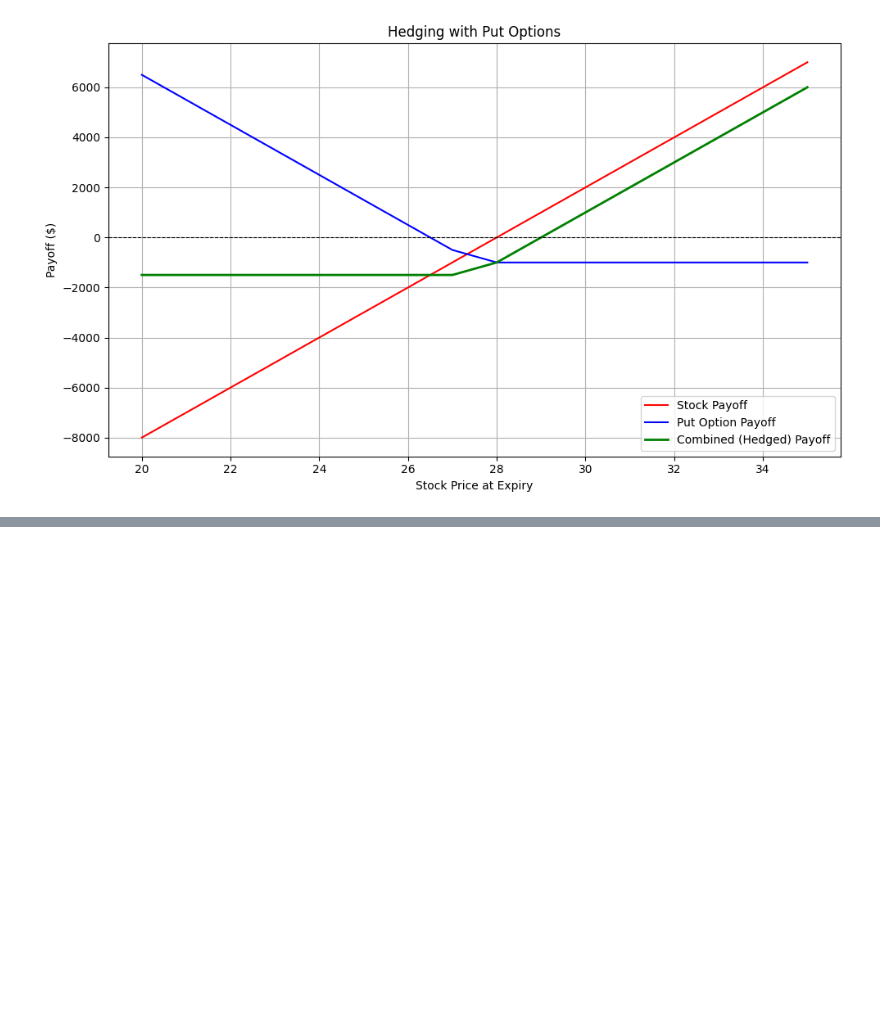
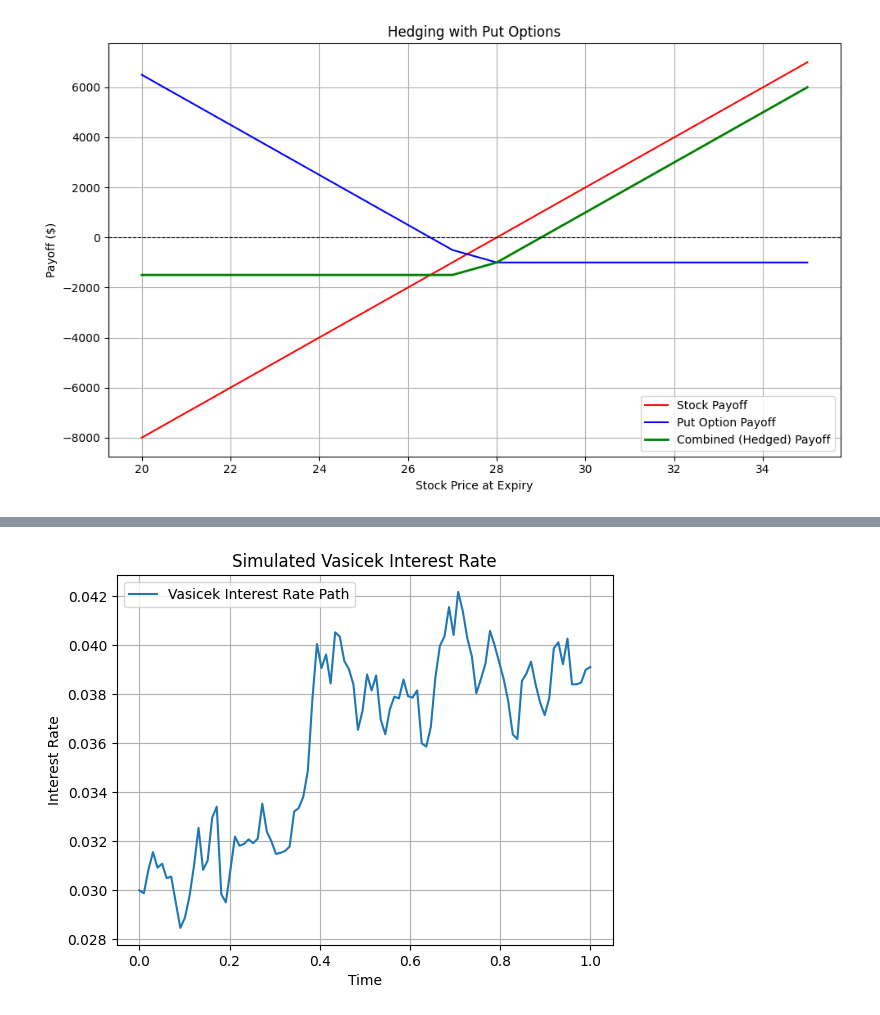
Before and after one commit to MohammedLike/Quantitative-Finance-Practice, a Jupyter notebook: Module 1/CQF Practical.ipynb, the cells around one changed output, grey strips where cells are left out. Cells and saved outputs as stored; diff of their text form; code cells hidden in the pictures; blank space fills up the shorter version.

```diff
--- a/Module 1/CQF Practical.ipynb
+++ b/Module 1/CQF Practical.ipynb
@@ -1584,0 +1673,33 @@ plt.show()
+# %%
+import numpy as np
+import matplotlib.pyplot as plt
+
+# Parameters
+a = 0.15        # Speed of mean reversion
+b = 0.05        # Long-term mean interest rate
+sigma = 0.01    # Volatility
+r0 = 0.03       # Initial interest rate
+T = 1.0         # Time horizon (1 year)
+dt = 0.01       # Time step
+N = int(T / dt) # Number of steps
+
+# Time grid
+t = np.linspace(0, T, N)
+r = np.zeros(N)
+r[0] = r0
+
+# Simulate the process
+for i in range(1, N):
+    dr = a * (b - r[i-1]) * dt + sigma * np.sqrt(dt) * np.random.normal()
+    r[i] = r[i-1] + dr
+
+# Plot
+plt.plot(t, r, label="Vasicek Interest Rate Path")
+plt.xlabel("Time")
+plt.ylabel("Interest Rate")
+plt.title("Simulated Vasicek Interest Rate")
+plt.grid(True)
+plt.legend()
+plt.show()
+# %% [output]
+[figure, added]
```
Also changed, not shown: parts of 2 cells of this notebook, 1 other file.
